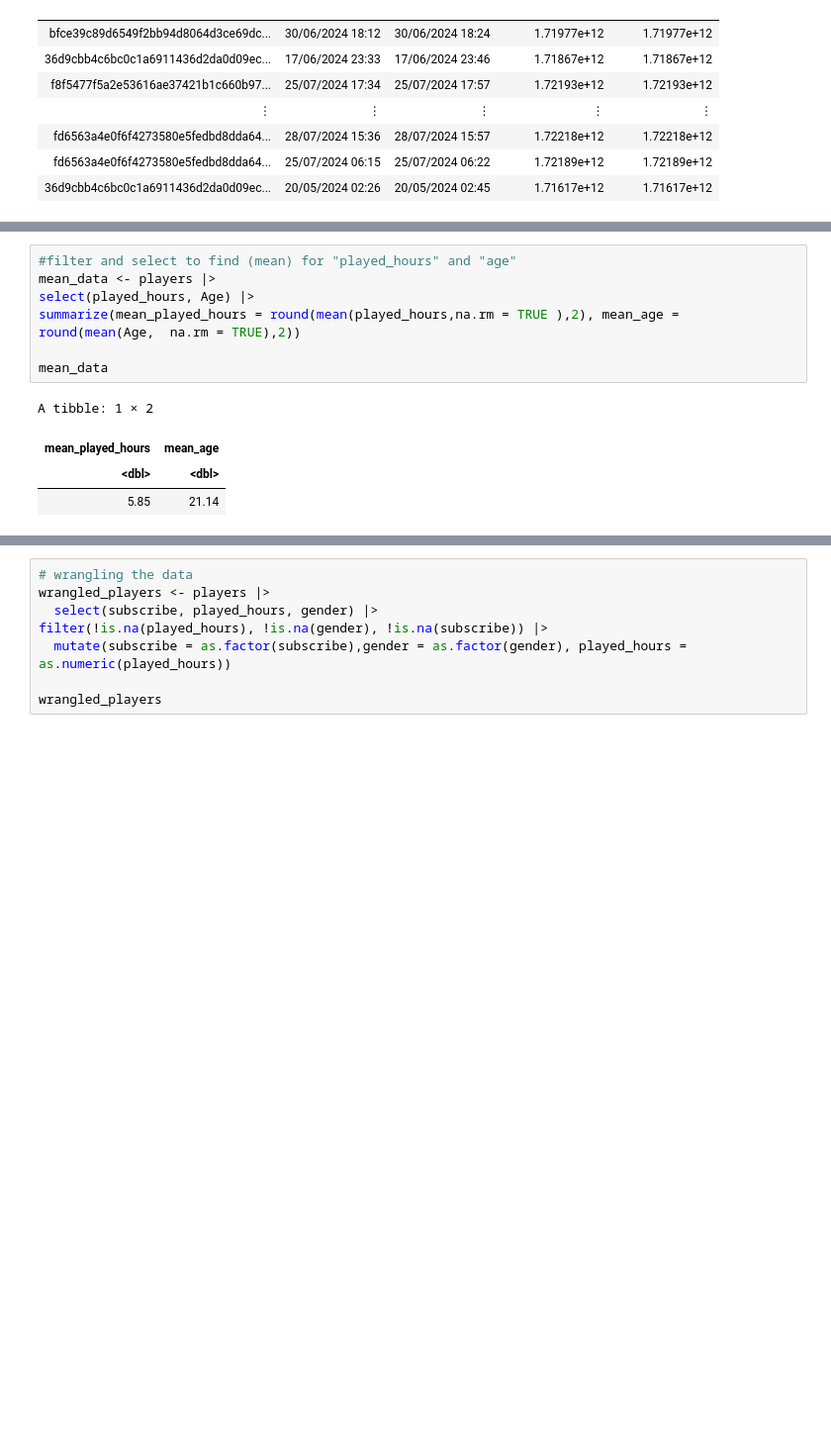
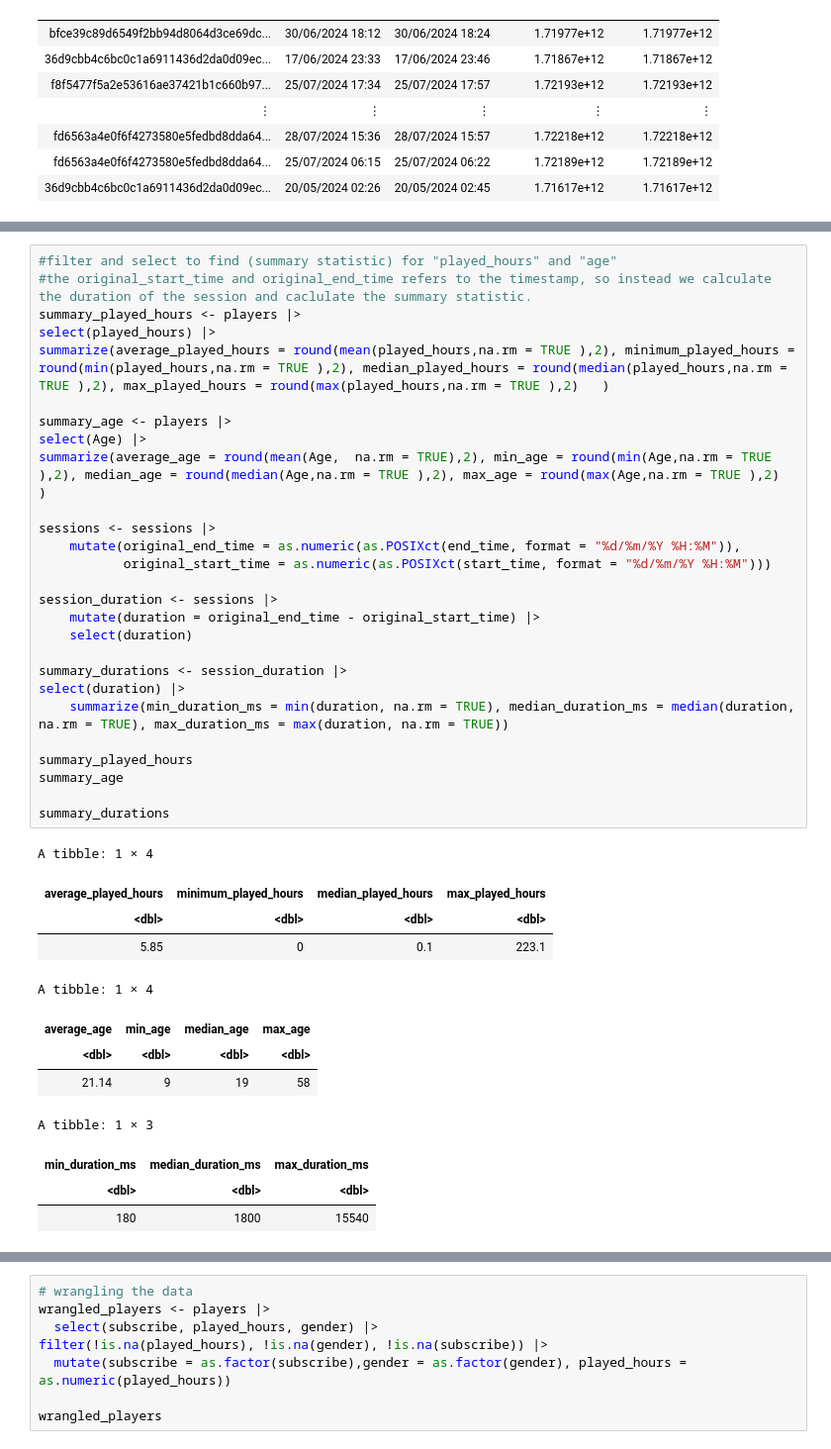
Before and after one commit to ansonng1205-tech/DSCI-Project, a Jupyter notebook: Group 43 Anson Individual Project.ipynb, the cells around one changed output, grey strips where cells are left out. Shown at 99% size. Cells and saved outputs as stored; diff of their text form; blank space fills up the shorter version.

Commit message:
additional wrangling of the session data, reformatted summary data.

```diff
--- a/Group 43 Anson Individual Project.ipynb
+++ b/Group 43 Anson Individual Project.ipynb
@@ -136,12 +161,40 @@ Data wrangling ensures variables are clean and usable. To prepare for explorator
 # %%
-#filter and select to find (mean) for "played_hours" and "age"
-mean_data <- players |>
-select(played_hours, Age) |>
-summarize(mean_played_hours = round(mean(played_hours,na.rm = TRUE ),2), mean_age = round(mean(Age,  na.rm = TRUE),2))
+#filter and select to find (summary statistic) for "played_hours" and "age"
+#the original_start_time and original_end_time refers to the timestamp, so instead we calculate the duration of the session and caclulate the summary statistic.
+summary_played_hours <- players |>
+select(played_hours) |>
+summarize(average_played_hours = round(mean(played_hours,na.rm = TRUE ),2), minimum_played_hours = round(min(played_hours,na.rm = TRUE ),2), median_played_hours = round(median(played_hours,na.rm = TRUE ),2), max_played_hours = round(max(played_hours,na.rm = TRUE ),2)   )
 
-mean_data
+summary_age <- players |>
+select(Age) |>
+summarize(average_age = round(mean(Age,  na.rm = TRUE),2), min_age = round(min(Age,na.rm = TRUE ),2), median_age = round(median(Age,na.rm = TRUE ),2), max_age = round(max(Age,na.rm = TRUE ),2)  )
+
+sessions <- sessions |>
+    mutate(original_end_time = as.numeric(as.POSIXct(end_time, format = "%d/%m/%Y %H:%M")),
+           original_start_time = as.numeric(as.POSIXct(start_time, format = "%d/%m/%Y %H:%M")))
+
+session_duration <- sessions |>
+    mutate(duration = original_end_time - original_start_time) |>
+    select(duration)
+
+summary_durations <- session_duration |>
+select(duration) |>
+    summarize(min_duration_ms = min(duration, na.rm = TRUE), median_duration_ms = median(duration, na.rm = TRUE), max_duration_ms = max(duration, na.rm = TRUE))
+
+summary_played_hours
+summary_age
+
+summary_durations
 # %% [output]
-A tibble: 1 × 2
+A tibble: 1 × 4
-| mean_played_hours | mean_age |
-| <dbl> | <dbl> |
-| 5.85 | 21.14 |
+| average_played_hours | minimum_played_hours | median_played_hours | max_played_hours |
+| <dbl> | <dbl> | <dbl> | <dbl> |
+| 5.85 | 0 | 0.1 | 223.1 |
+A tibble: 1 × 4
+| average_age | min_age | median_age | max_age |
+| <dbl> | <dbl> | <dbl> | <dbl> |
+| 21.14 | 9 | 19 | 58 |
+A tibble: 1 × 3
+| min_duration_ms | median_duration_ms | max_duration_ms |
+| <dbl> | <dbl> | <dbl> |
+| 180 | 1800 | 15540 |
```
Also changed, not shown: parts of 14 cells of this notebook.
